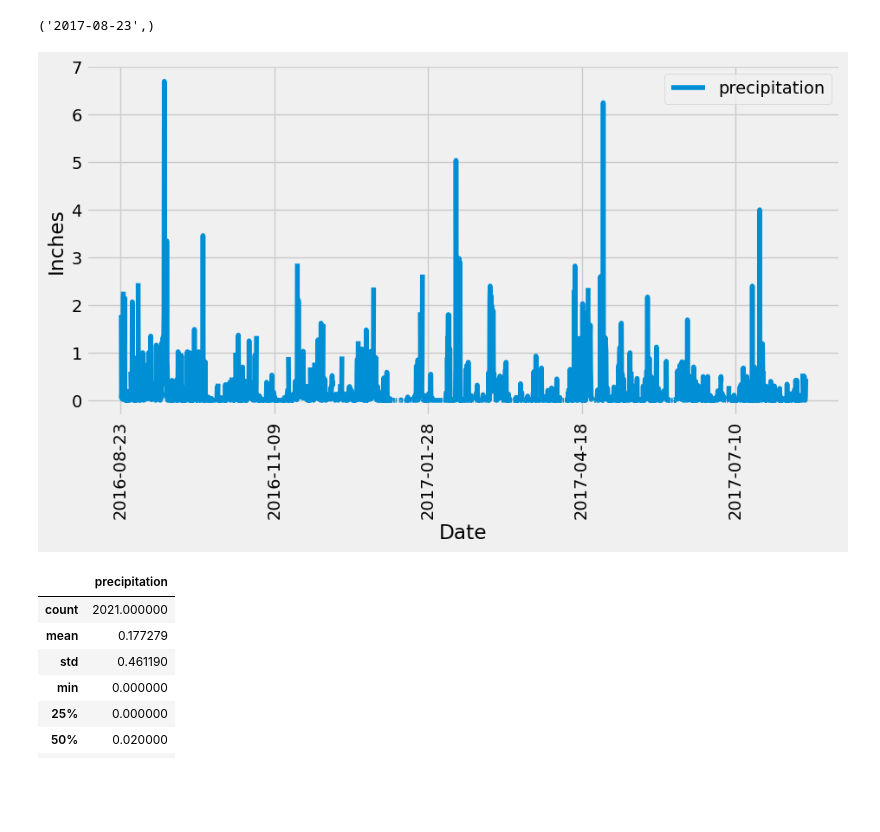
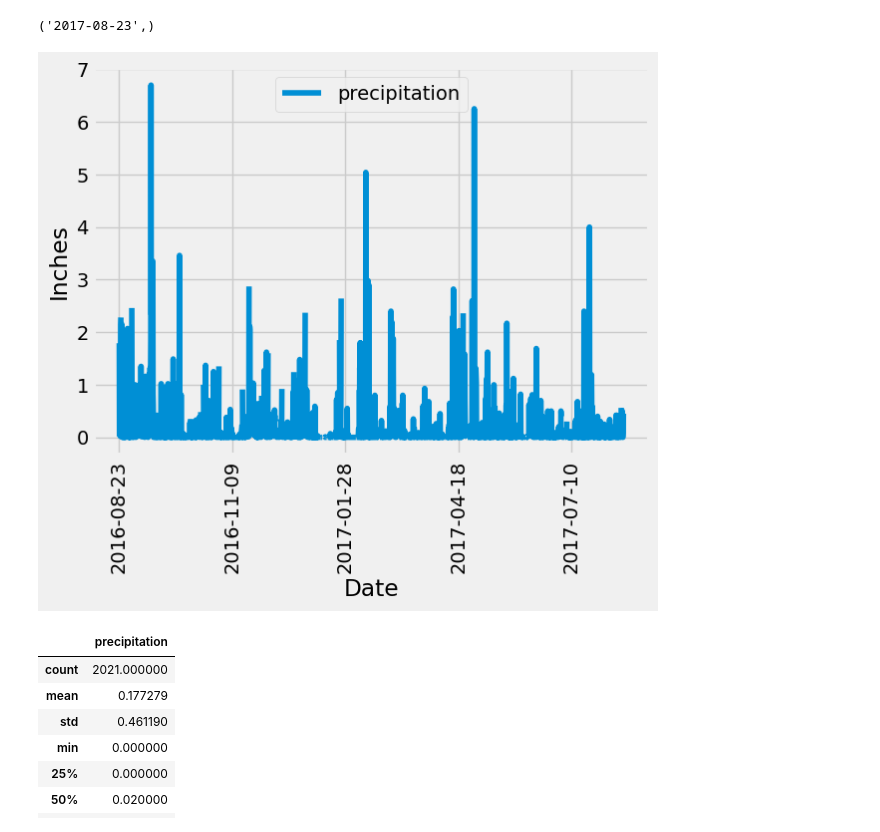
Before and after one commit to rhett-gough/sqlalchemy-challenge, a Jupyter notebook: SurfsUp/climate_starter.ipynb, the cells around one changed output. Cells and saved outputs as stored; diff of their text form; code cells hidden in the pictures; blank space fills up the shorter version.

```diff
--- a/SurfsUp/climate_starter.ipynb
+++ b/SurfsUp/climate_starter.ipynb
@@ -45,29 +45,29 @@ session.query(Measurements.date).order_by(Measurements.date.desc()).first()
 # %%
 # Design a query to retrieve the last 12 months of precipitation data and plot the results.
 # Starting from the most recent data point in the database.
 most_recent_date = dt.date(2017, 8, 23)
 
 # Calculate the date one year from the last date in data set.
 first_date = most_recent_date - dt.timedelta(days=365)
 
 # Perform a query to retrieve the data and precipitation scores
 precip_data = session.query(Measurements.date, Measurements.prcp).\
     filter(Measurements.date >= first_date).all()
 
 # Save the query results as a Pandas DataFrame. Explicitly set the column names
 precip_df = pd.DataFrame(precip_data, columns=['date', 'precipitation'])
 
 # Sort the dataframe by date
 precip_df = precip_df.sort_values(by = 'date')
 
 # Use Pandas Plotting with Matplotlib to plot the data
-precip_df.plot('date', 'precipitation',figsize=(10,5))
+precip_df.plot('date', 'precipitation')
 plt.xlabel('Date')
 plt.ylabel('Inches')
 plt.xticks(rotation=90)
 plt.show()
 # %% [output]
-[figure, old version]
+[figure, new version]
 # %%
 # Use Pandas to calculate the summary statistics for the precipitation data
 precip_df.describe()
```
Also changed, not shown: 1 other file.
